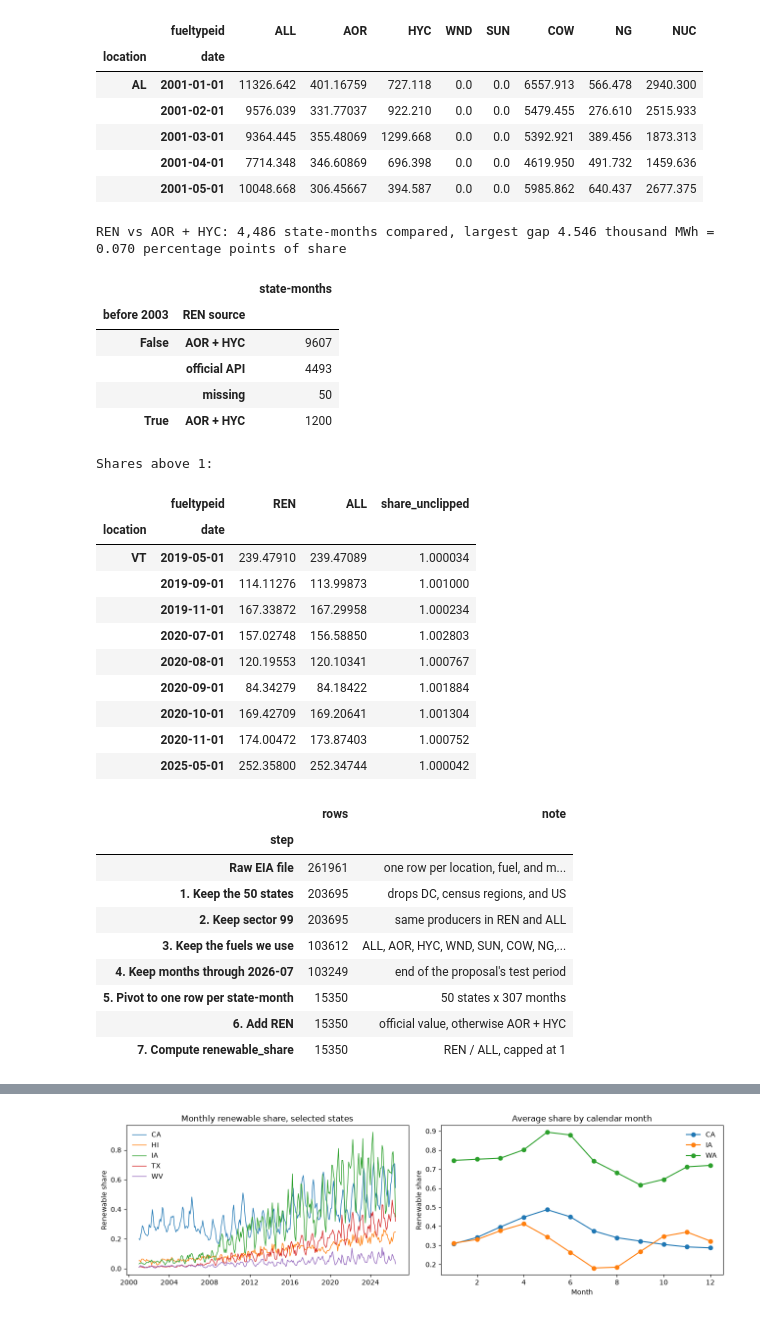
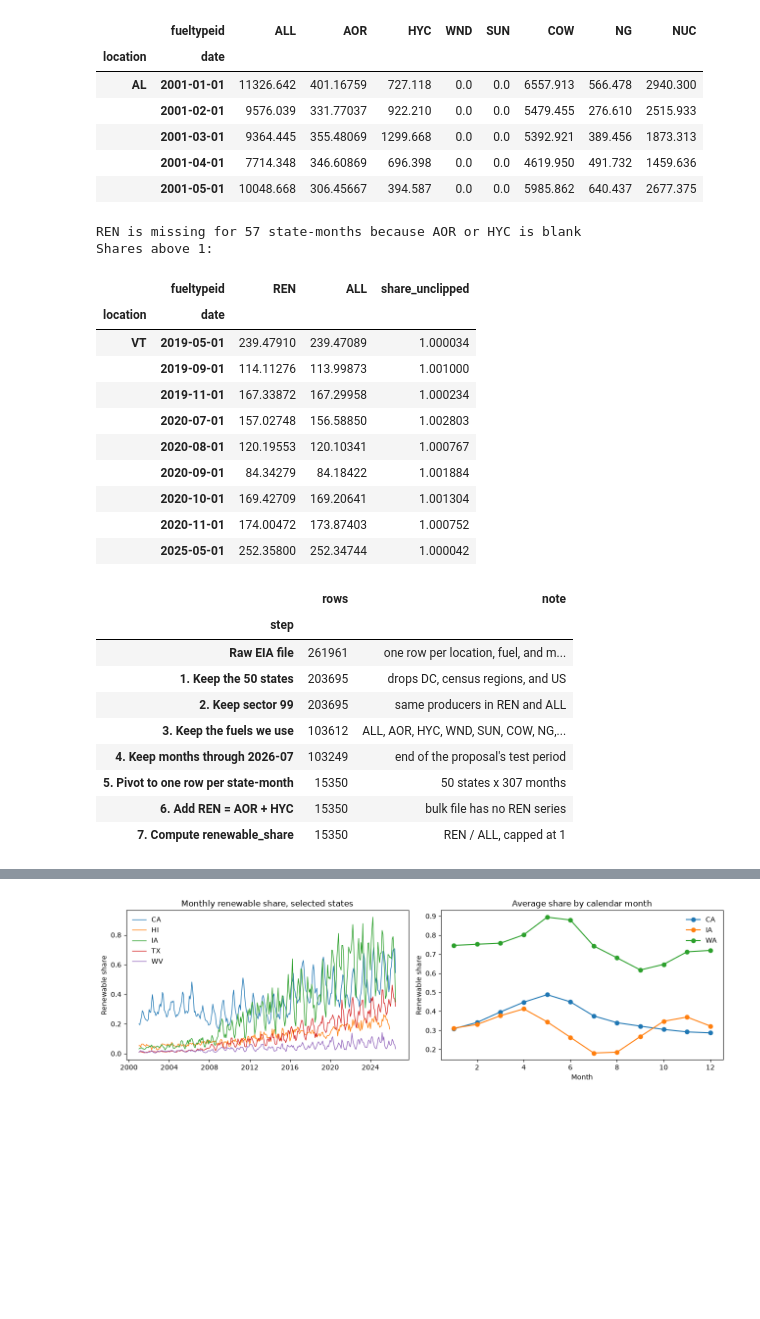
Before and after one commit to legacysti/ics635-final-project, a Jupyter notebook: ICS635_Final_Project.ipynb, the cells around one changed output, grey strips where cells are left out. Drawn from its saved outputs; the diff is of its cells as text; code cells hidden in the pictures; blank space fills up the shorter version.

Commit message:
fixed EIA api with bulk file download

```diff
--- a/ICS635_Final_Project.ipynb
+++ b/ICS635_Final_Project.ipynb
@@ -228,79 +248,55 @@ wide.head()
 |  | 2001-04-01 | 7714.348 | 346.60869 | 696.398 | 0.0 | 0.0 | 4619.950 | 491.732 | 1459.636 |
 |  | 2001-05-01 | 10048.668 | 306.45667 | 394.587 | 0.0 | 0.0 | 5985.862 | 640.437 | 2677.375 |
 # %%
-# --- Step 6: add REN. Use the official value when we have it, otherwise AOR + HYC ---
-official = (official_ren[official_ren["location"].isin(STATES)
-                         & (official_ren["sectorid"] == "99")
-                         & (official_ren["fueltypeid"] == "REN")]
-            .assign(date=lambda d: pd.to_datetime(d["period"], format="%Y-%m"))
-            .set_index(["location", "date"])["generation"]
-            .reindex(full_index))
-rebuilt = wide["AOR"] + wide["HYC"]   # stays missing if either part is blank
+# --- Step 6: add REN = AOR + HYC (the bulk file has no REN series) ---
+panel = wide.copy()
+panel["REN"] = panel["AOR"] + panel["HYC"]   # stays missing if either part is blank
+steps.append(("6. Add REN = AOR + HYC", len(panel), "bulk file has no REN series"))
 
-# Check the rebuild against every month that has both values
-both = official.notna() & rebuilt.notna()
-share_gap = ((official - rebuilt).abs() / wide["ALL"])[both]
-print(f"REN vs AOR + HYC: {both.sum():,} state-months compared, "
-      f"largest gap {(official - rebuilt).abs()[both].max():.3f} thousand MWh "
-      f"= {100 * share_gap.max():.3f} percentage points of share")
-
-panel = wide.copy()
-panel["REN"] = official.combine_first(rebuilt)
-panel["ren_source"] = np.select([official.notna(), rebuilt.notna()],
-                                ["official API", "AOR + HYC"], default="missing")
-steps.append(("6. Add REN", len(panel), "official value, otherwise AOR + HYC"))
-
-display(panel["ren_source"].groupby(panel.index.get_level_values("date") < "2003-01-01")
-        .value_counts().rename("state-months").rename_axis(["before 2003", "REN source"]).to_frame())
+print(f"REN is missing for {panel['REN'].isna().sum()} state-months because AOR or HYC is blank")
 
 # --- Step 7: the target ---
 panel["share_unclipped"] = panel["REN"] / panel["ALL"]
 print("Shares above 1:")
 display(panel.loc[panel["share_unclipped"] > 1, ["REN", "ALL", "share_unclipped"]])
 
 panel["renewable_share"] = panel["share_unclipped"].clip(upper=1)
 steps.append(("7. Compute renewable_share", len(panel), "REN / ALL, capped at 1"))
 
 # Fuel mix: each fuel as a share of the state's generation. Used for lag features in Section 1.3.
 for name, fuel in {"coal": "COW", "gas": "NG", "nuclear": "NUC", "hydro": "HYC",
                    "wind": "WND", "solar": "SUN"}.items():
     panel[f"{name}_share"] = panel[fuel] / panel["ALL"]
 panel["other_ren_share"] = (panel["AOR"] - panel["WND"] - panel["SUN"]) / panel["ALL"]
 
 panel = panel.reset_index()
 
 # --- Every step in one table ---
 pd.DataFrame(steps, columns=["step", "rows", "note"]).set_index("step")
 # %% [output]
-REN vs AOR + HYC: 4,486 state-months compared, largest gap 4.546 thousand MWh = 0.070 percentage points of share
+REN is missing for 57 state-months because AOR or HYC is blank
+Shares above 1:
-|  |  | state-months |
-| before 2003 | REN source |  |
-| False | AOR + HYC | 9607 |
-|  | official API | 4493 |
-|  | missing | 50 |
-| True | AOR + HYC | 1200 |
+|  | fueltypeid | REN | ALL | share_unclipped |
+| location | date |  |  |  |
+| VT | 2019-05-01 | 239.47910 | 239.47089 | 1.000034 |
+|  | 2019-09-01 | 114.11276 | 113.99873 | 1.001000 |
+|  | 2019-11-01 | 167.33872 | 167.29958 | 1.000234 |
+|  | 2020-07-01 | 157.02748 | 156.58850 | 1.002803 |
+|  | 2020-08-01 | 120.19553 | 120.10341 | 1.000767 |
+|  | 2020-09-01 | 84.34279 | 84.18422 | 1.001884 |
+|  | 2020-10-01 | 169.42709 | 169.20641 | 1.001304 |
+|  | 2020-11-01 | 174.00472 | 173.87403 | 1.000752 |
+|  | 2025-05-01 | 252.35800 | 252.34744 | 1.000042 |
-Shares above 1:
-|  | fueltypeid | REN | ALL | share_unclipped |
-| location | date |  |  |  |
-| VT | 2019-05-01 | 239.47910 | 239.47089 | 1.000034 |
-|  | 2019-09-01 | 114.11276 | 113.99873 | 1.001000 |
-|  | 2019-11-01 | 167.33872 | 167.29958 | 1.000234 |
-|  | 2020-07-01 | 157.02748 | 156.58850 | 1.002803 |
-|  | 2020-08-01 | 120.19553 | 120.10341 | 1.000767 |
-|  | 2020-09-01 | 84.34279 | 84.18422 | 1.001884 |
-|  | 2020-10-01 | 169.42709 | 169.20641 | 1.001304 |
-|  | 2020-11-01 | 174.00472 | 173.87403 | 1.000752 |
-|  | 2025-05-01 | 252.35800 | 252.34744 | 1.000042 |
+|  | rows | note |
+| step |  |  |
+| Raw EIA file | 261961 | one row per location, fuel, and m... |
+| 1. Keep the 50 states | 203695 | drops DC, census regions, and US |
+| 2. Keep sector 99 | 203695 | same producers in REN and ALL |
+| 3. Keep the fuels we use | 103612 | ALL, AOR, HYC, WND, SUN, COW, NG,... |
+| 4. Keep months through 2026-07 | 103249 | end of the proposal's test period |
+| 5. Pivot to one row per state-month | 15350 | 50 states x 307 months |
+| 6. Add REN = AOR + HYC | 15350 | bulk file has no REN series |
+| 7. Compute renewable_share | 15350 | REN / ALL, capped at 1 |
-|  | rows | note |
-| step |  |  |
-| Raw EIA file | 261961 | one row per location, fuel, and m... |
-| 1. Keep the 50 states | 203695 | drops DC, census regions, and US |
-| 2. Keep sector 99 | 203695 | same producers in REN and ALL |
-| 3. Keep the fuels we use | 103612 | ALL, AOR, HYC, WND, SUN, COW, NG,... |
-| 4. Keep months through 2026-07 | 103249 | end of the proposal's test period |
-| 5. Pivot to one row per state-month | 15350 | 50 states x 307 months |
-| 6. Add REN | 15350 | official value, otherwise AOR + HYC |
-| 7. Compute renewable_share | 15350 | REN / ALL, capped at 1 |
 # %%
 # --- One worked example: Hawaii, July 2024 ---
 print("Before: rows in the raw EIA file")
```
Also changed, not shown: parts of 8 cells of this notebook, 3 other files.
